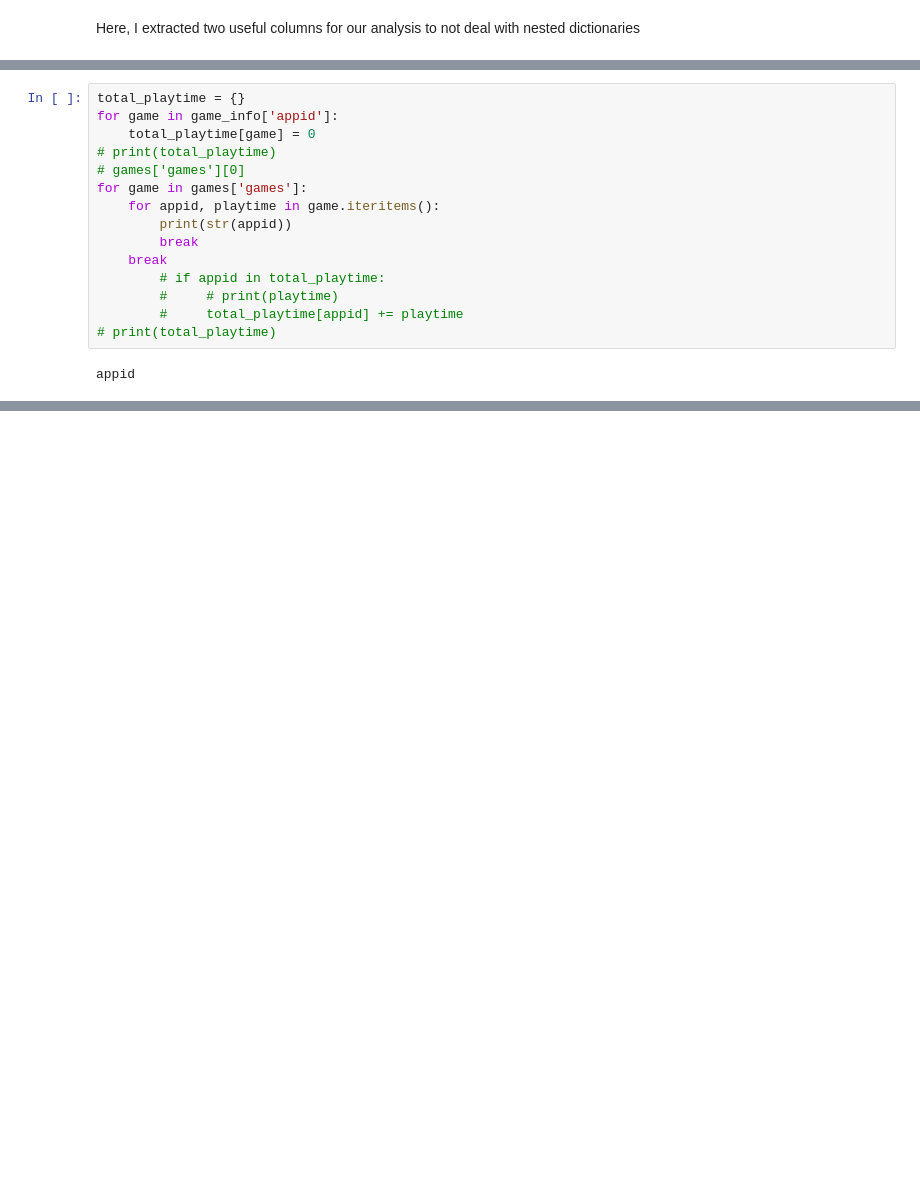
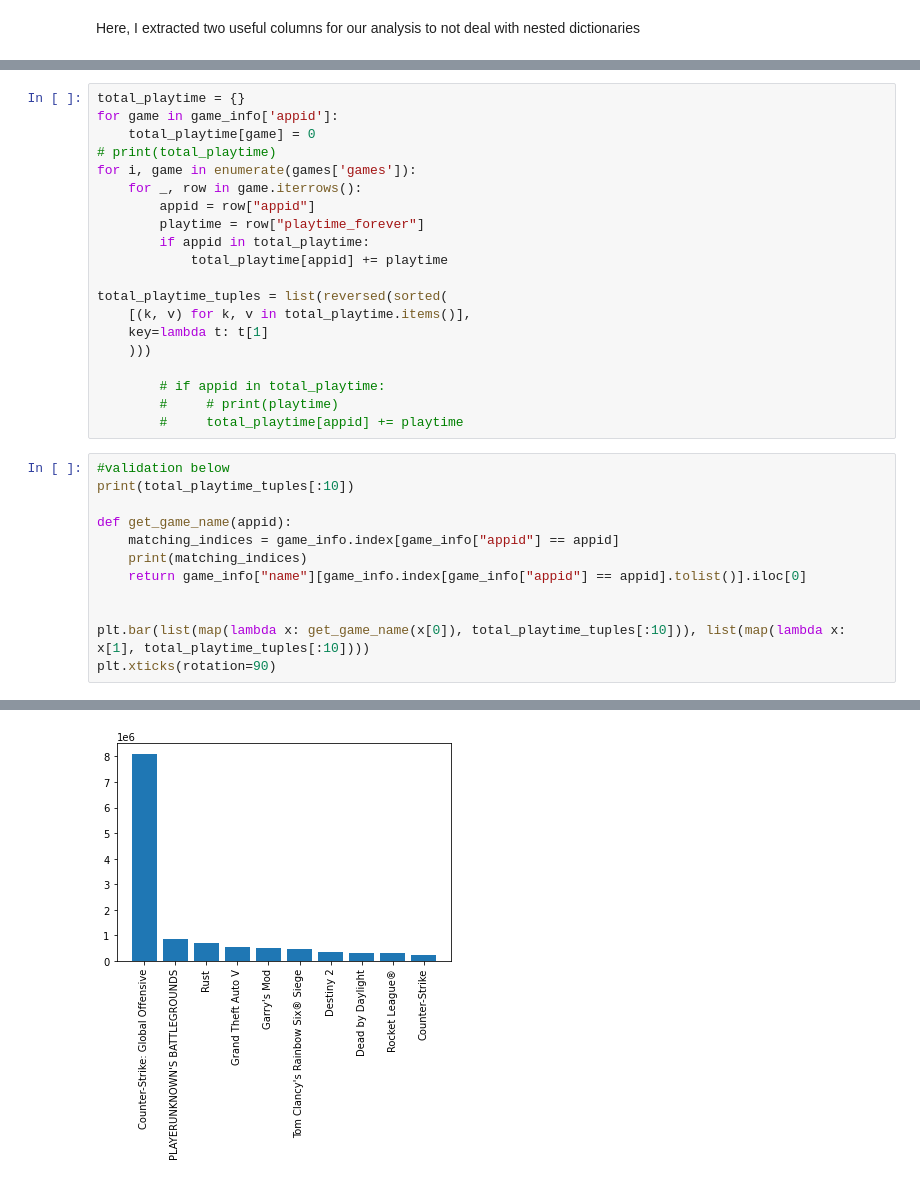
Before and after one commit to Phytolizer/csce320-final-project, a Jupyter notebook: analysis.ipynb, the cells around one changed output, grey strips where cells are left out. Saved outputs shown, nothing was run; the diff lists cells and outputs as text; blank space fills up the shorter version.

```diff
--- a/analysis.ipynb
+++ b/analysis.ipynb
@@ -260,15 +255,31 @@ total_playtime = {}
 for game in game_info['appid']:
     total_playtime[game] = 0
 # print(total_playtime)
-# games['games'][0]
-for game in games['games']:
-    for appid, playtime in game.iteritems():
-        print(str(appid))
-        break
-    break
+for i, game in enumerate(games['games']):
+    for _, row in game.iterrows():
+        appid = row["appid"]
+        playtime = row["playtime_forever"]
+        if appid in total_playtime:
+            total_playtime[appid] += playtime
+
+total_playtime_tuples = list(reversed(sorted(
+    [(k, v) for k, v in total_playtime.items()],
+    key=lambda t: t[1]
+    )))
+
         # if appid in total_playtime:
         #     # print(playtime)
         #     total_playtime[appid] += playtime
-# print(total_playtime)
-# %% [output]
-appid
+# %%
+#validation below
+print(total_playtime_tuples[:10])
+
+def get_game_name(appid):
+    matching_indices = game_info.index[game_info["appid"] == appid]
+    print(matching_indices)
+    return game_info["name"][game_info.index[game_info["appid"] == appid].tolist()].iloc[0]
+
+
+plt.bar(list(map(lambda x: get_game_name(x[0]), total_playtime_tuples[:10])), list(map(lambda x: x[1], total_playtime_tuples[:10])))
+plt.xticks(rotation=90)
+# %% [output]
@@ -274,0 +308 @@ appid
+[figure, added]
```
Also changed, not shown: parts of 14 cells of this notebook.
